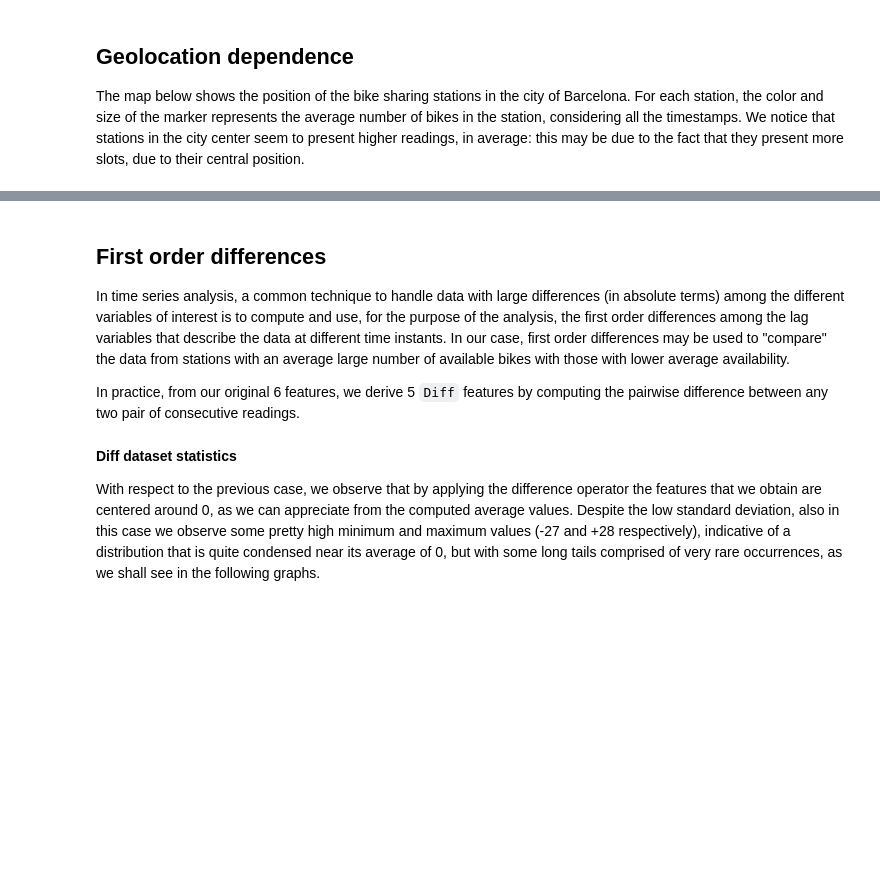
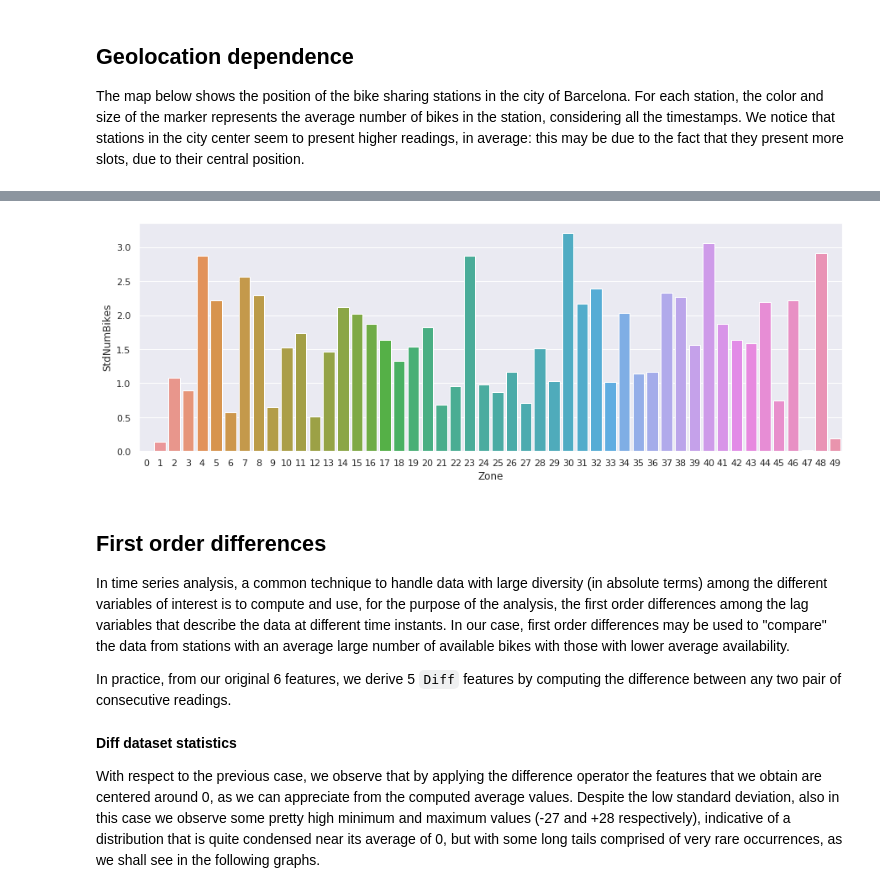
Before and after one commit to mattecora/BikeSharingAvailabilityPredictor, a Jupyter notebook: 01_data_exploration.ipynb, the cells around one changed output, grey strips where cells are left out. Drawn from its saved outputs; the diff is of its cells as text; code cells hidden in the pictures; blank space fills up the shorter version.

```diff
--- a/01_data_exploration.ipynb
+++ b/01_data_exploration.ipynb
@@ -318,8 +319,21 @@ cx.add_basemap(ax, crs="EPSG:4326", source=cx.providers.CartoDB.Positron);
+# %%
+avgBikesPerZone2 = joinedTrainData \
+    .join(zones, "StationId") \
+    .groupBy("StationId", "Zone") \
+    .agg(F.avg("NumBikes").alias("AvgNumBikes")) \
+    .groupBy("Zone") \
+    .agg(F.avg("AvgNumBikes").alias("AvgNumBikes"), F.stddev("AvgNumBikes").alias("StdNumBikes")) \
+    .toPandas()
+# %%
+fig, ax = plt.subplots(figsize=(15, 5))
+sns.barplot(data=avgBikesPerZone2, x="Zone", y="StdNumBikes", ax=ax);
+# %% [output]
+[figure, added]
 # %% [markdown]
 ## First order differences
 
-In time series analysis, a common technique to handle data with large differences (in absolute terms) among the different variables of interest is to compute and use, for the purpose of the analysis, the first order differences among the lag variables that describe the data at different time instants. In our case, first order differences may be used to "compare" the data from stations with an average large number of available bikes with those with lower average availability.
+In time series analysis, a common technique to handle data with large diversity (in absolute terms) among the different variables of interest is to compute and use, for the purpose of the analysis, the first order differences among the lag variables that describe the data at different time instants. In our case, first order differences may be used to "compare" the data from stations with an average large number of available bikes with those with lower average availability.
 
-In practice, from our original 6 features, we derive 5 `Diff` features by computing the pairwise difference between any two pair of consecutive readings.
+In practice, from our original 6 features, we derive 5 `Diff` features by computing the difference between any two pair of consecutive readings.
 # %%
 diffTrainData = joinedTrainData \
```
Also changed, not shown: parts of 11 cells of this notebook, 2 other files.
